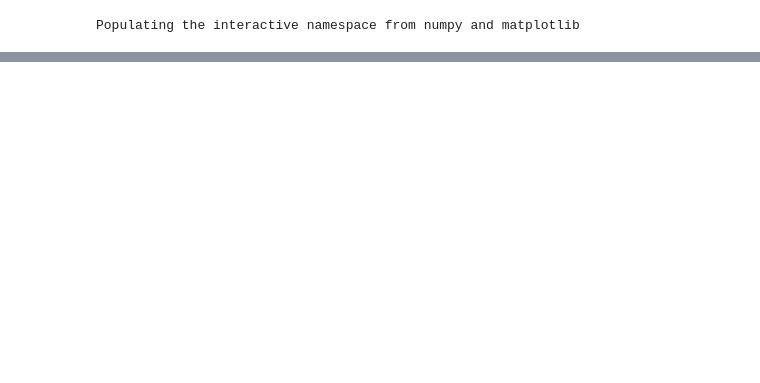
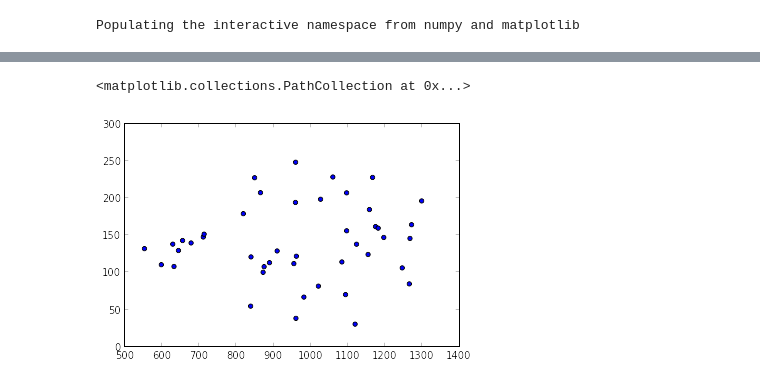
Before and after one commit to astroandes/IllustrisLG, a Jupyter notebook: code/LocalGroupSubVolumes.ipynb, the cells around one changed output, grey strips where cells are left out. Drawn from its saved outputs; the diff is of its cells as text; code cells hidden in the pictures; blank space fills up the shorter version.

```diff
--- a/code/LocalGroupSubVolumes.ipynb
+++ b/code/LocalGroupSubVolumes.ipynb
@@ -109,0 +137,5 @@ print n_pairs
+# %%
+scatter(norm_relative_pos, norm_relative_vel)
+# %% [output]
+<matplotlib.collections.PathCollection at 0x...>
+[figure, added]
```
Also changed, not shown: parts of 14 cells of this notebook.
